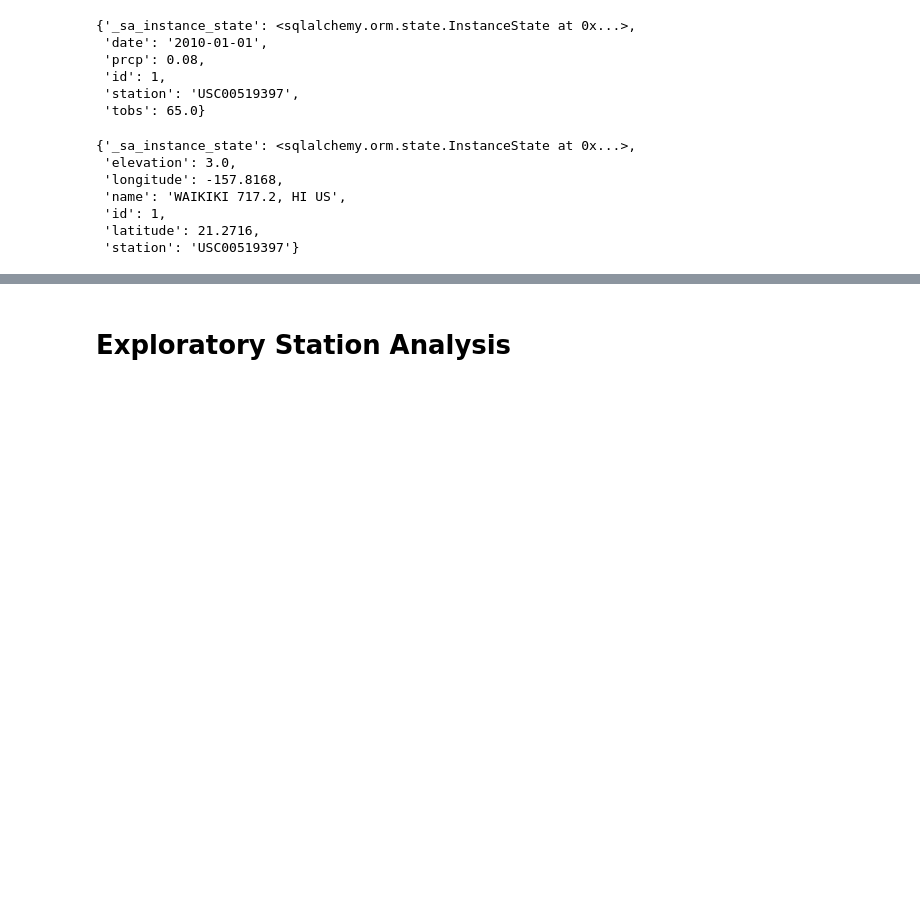
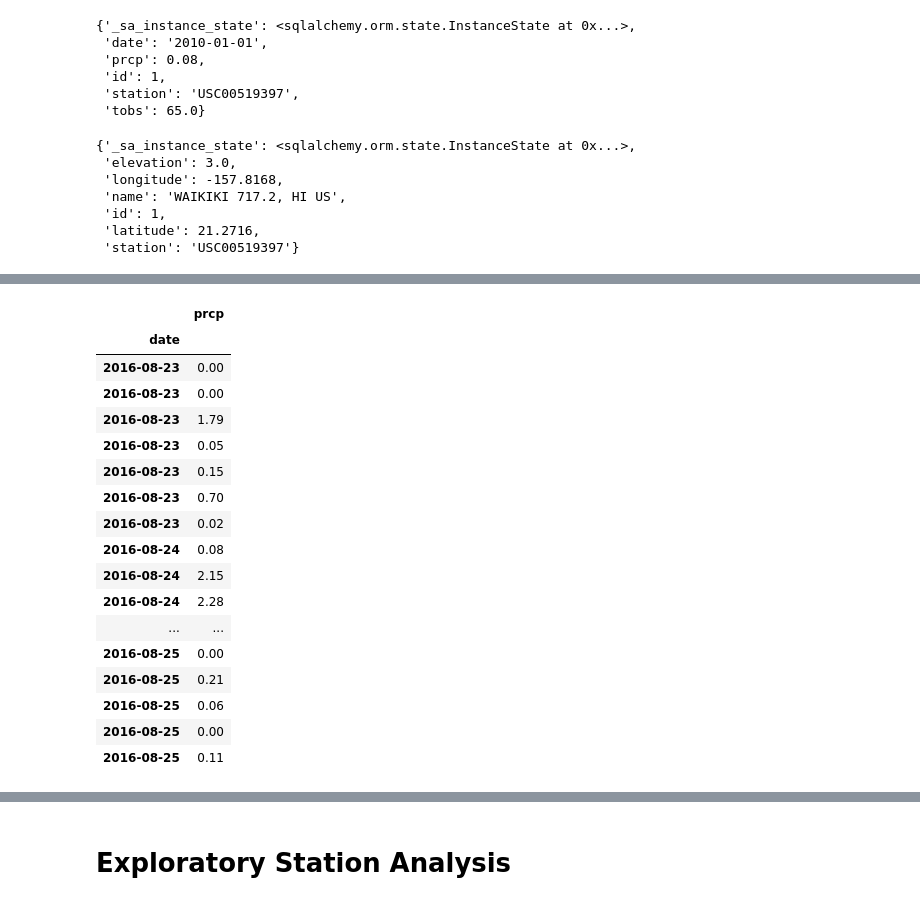
Before and after one commit to swdrich/sqlalchemy-challenge, a Jupyter notebook: climate_starter.ipynb, the cells around one changed output, grey strips where cells are left out. Cells and saved outputs as stored; diff of their text form; code cells hidden in the pictures; blank space fills up the shorter version.

Commit message:
Extracted precipitation information.

```diff
--- a/climate_starter.ipynb
+++ b/climate_starter.ipynb
@@ -65,15 +71,5 @@ first_station.__dict__
 # Starting from the most recent data point in the database.
 
 # Calculate the date one year from the last date in data set.
-
-
-# Perform a query to retrieve the data and precipitation scores
-
-
-# Save the query results as a Pandas DataFrame and set the index to the date column
-
-
-# Sort the dataframe by date
-
-
-# Use Pandas Plotting with Matplotlib to plot the data
+last_year = dt.date(2017, 8, 23) - dt.timedelta(days=365)
+print(last_year)
@@ -79,0 +78,4 @@ first_station.__dict__
+# %%
+# Perform a query to retrieve the data and precipitation scores
+results = session.query(Measurement.date, Measurement.prcp).filter(Measurement.date >= last_year).all()
+results
@@ -79,0 +100,5 @@ first_station.__dict__
+# %%
+# Save the query results as a Pandas DataFrame and set the index to the date column
+precip_df = pd.DataFrame(results)
+precip_df.set_index("date", inplace=True)
+precip_df.head()
@@ -79,0 +113,4 @@ first_station.__dict__
+# %%
+# Sort the dataframe by date
+precip_df.sort_index(axis=0, inplace=True)
+precip_df.head()
@@ -79,0 +125,23 @@ first_station.__dict__
+# %%
+# Replace NaNs with 0s
+precip_df.fillna(0, inplace=True)
+precip_df.head(20)
+# %% [output]
+|  | prcp |
+| date |  |
+| 2016-08-23 | 0.00 |
+| 2016-08-23 | 0.00 |
+| 2016-08-23 | 1.79 |
+| 2016-08-23 | 0.05 |
+| 2016-08-23 | 0.15 |
+| 2016-08-23 | 0.70 |
+| 2016-08-23 | 0.02 |
+| 2016-08-24 | 0.08 |
+| 2016-08-24 | 2.15 |
+| 2016-08-24 | 2.28 |
+| ... | ... |
+| 2016-08-25 | 0.00 |
+| 2016-08-25 | 0.21 |
+| 2016-08-25 | 0.06 |
+| 2016-08-25 | 0.00 |
+| 2016-08-25 | 0.11 |
```
Also changed, not shown: parts of 9 cells of this notebook.
